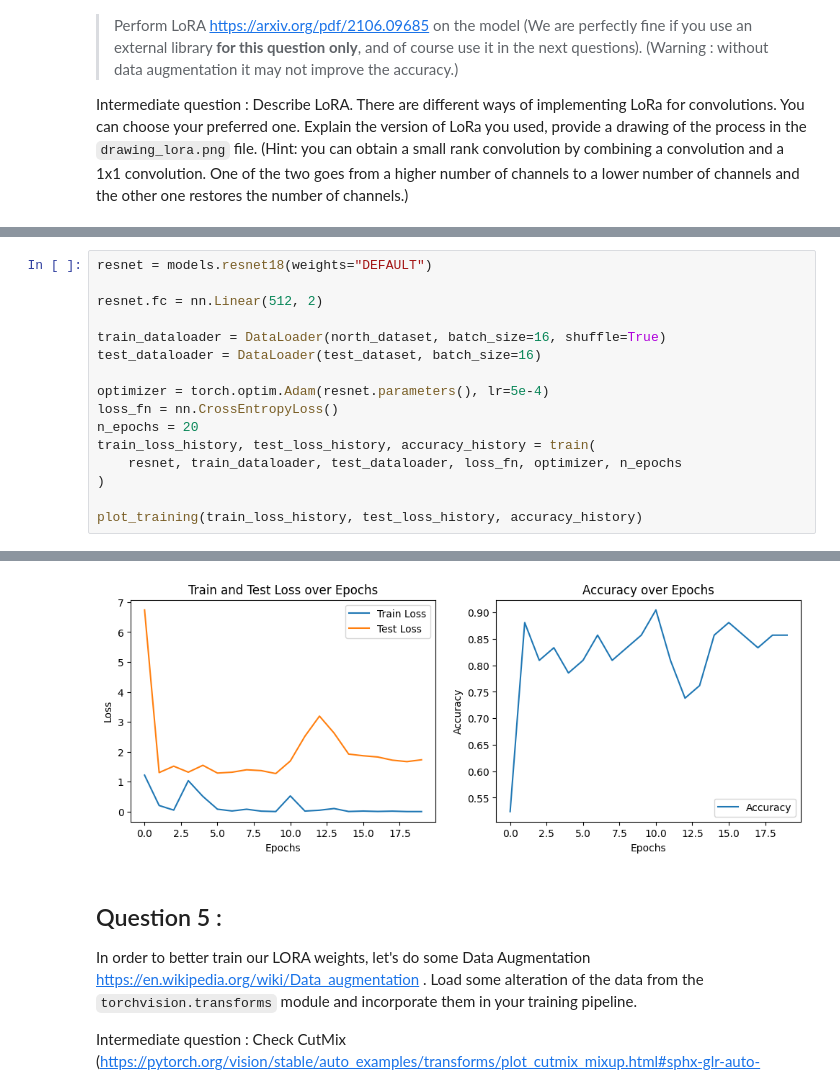
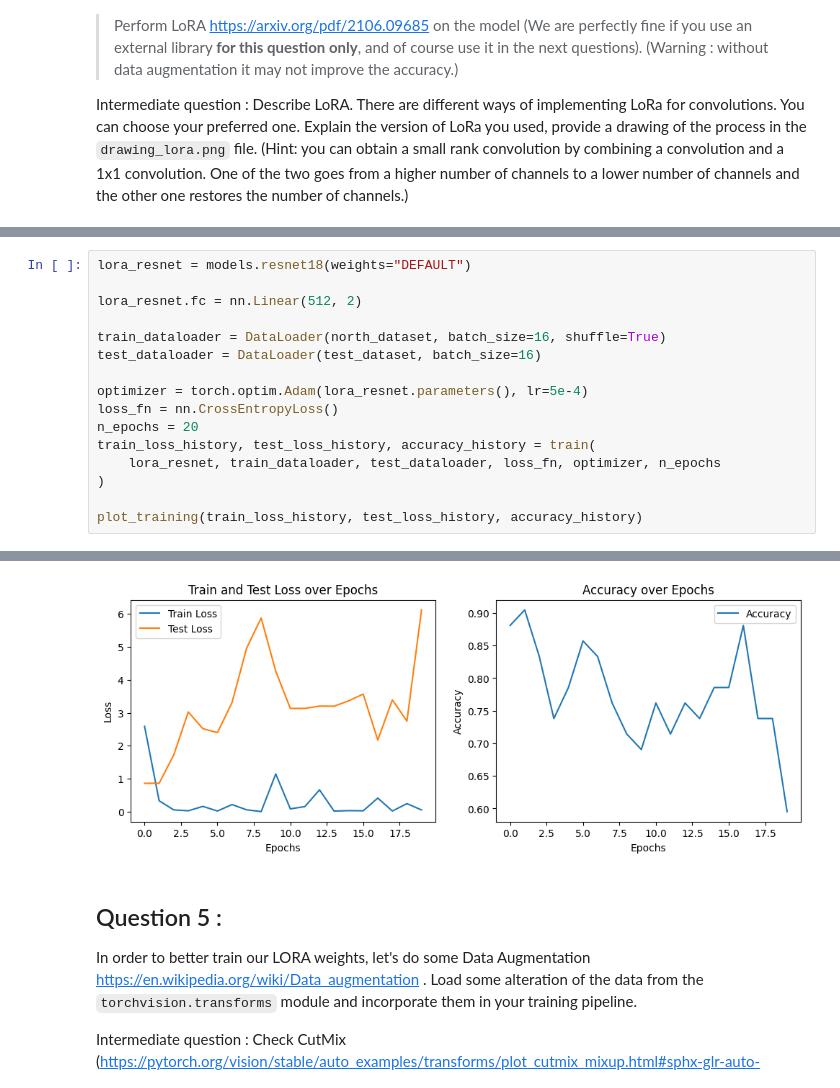
Before and after one commit to matthieuneau/deep-learning-practice, a Jupyter notebook: TP4.ipynb, the cells around one changed output, grey strips where cells are left out. Cells and saved outputs as stored; diff of their text form.

```diff
--- a/TP4.ipynb
+++ b/TP4.ipynb
@@ -309,16 +334,16 @@ Epoch 1, train loss: 1.5860, test loss: 48.4741, accuracy: 0.5000
 # %%
-resnet = models.resnet18(weights="DEFAULT")
+lora_resnet = models.resnet18(weights="DEFAULT")
 
-resnet.fc = nn.Linear(512, 2)
+lora_resnet.fc = nn.Linear(512, 2)
 
 train_dataloader = DataLoader(north_dataset, batch_size=16, shuffle=True)
 test_dataloader = DataLoader(test_dataset, batch_size=16)
 
-optimizer = torch.optim.Adam(resnet.parameters(), lr=5e-4)
+optimizer = torch.optim.Adam(lora_resnet.parameters(), lr=5e-4)
 loss_fn = nn.CrossEntropyLoss()
 n_epochs = 20
 train_loss_history, test_loss_history, accuracy_history = train(
-    resnet, train_dataloader, test_dataloader, loss_fn, optimizer, n_epochs
+    lora_resnet, train_dataloader, test_dataloader, loss_fn, optimizer, n_epochs
 )
 
 plot_training(train_loss_history, test_loss_history, accuracy_history)
@@ -327,4 +352,4 @@ Epoch 1, train loss: 1.2189, test loss: 6.7389, accuracy: 0.5238
-[figure, old version]
+[figure, new version]
 # %% [markdown]
 ## Question 5 :
 In order to better train our LORA weights, let's do some Data Augmentation https://en.wikipedia.org/wiki/Data_augmentation . Load some alteration of the data from the `torchvision.transforms` module and incorporate them in your training pipeline.
```
Also changed, not shown: parts of 9 cells of this notebook, 3 other files.
